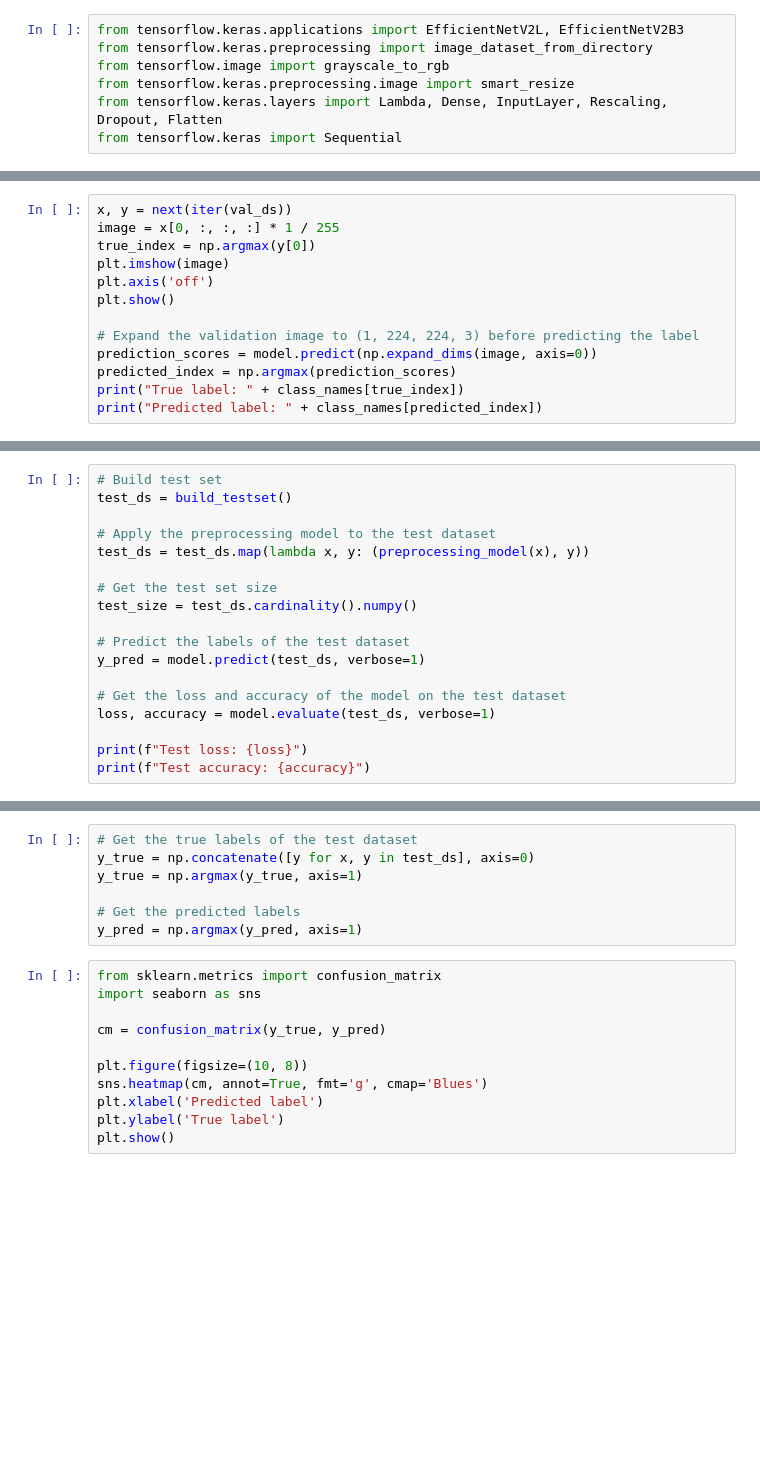
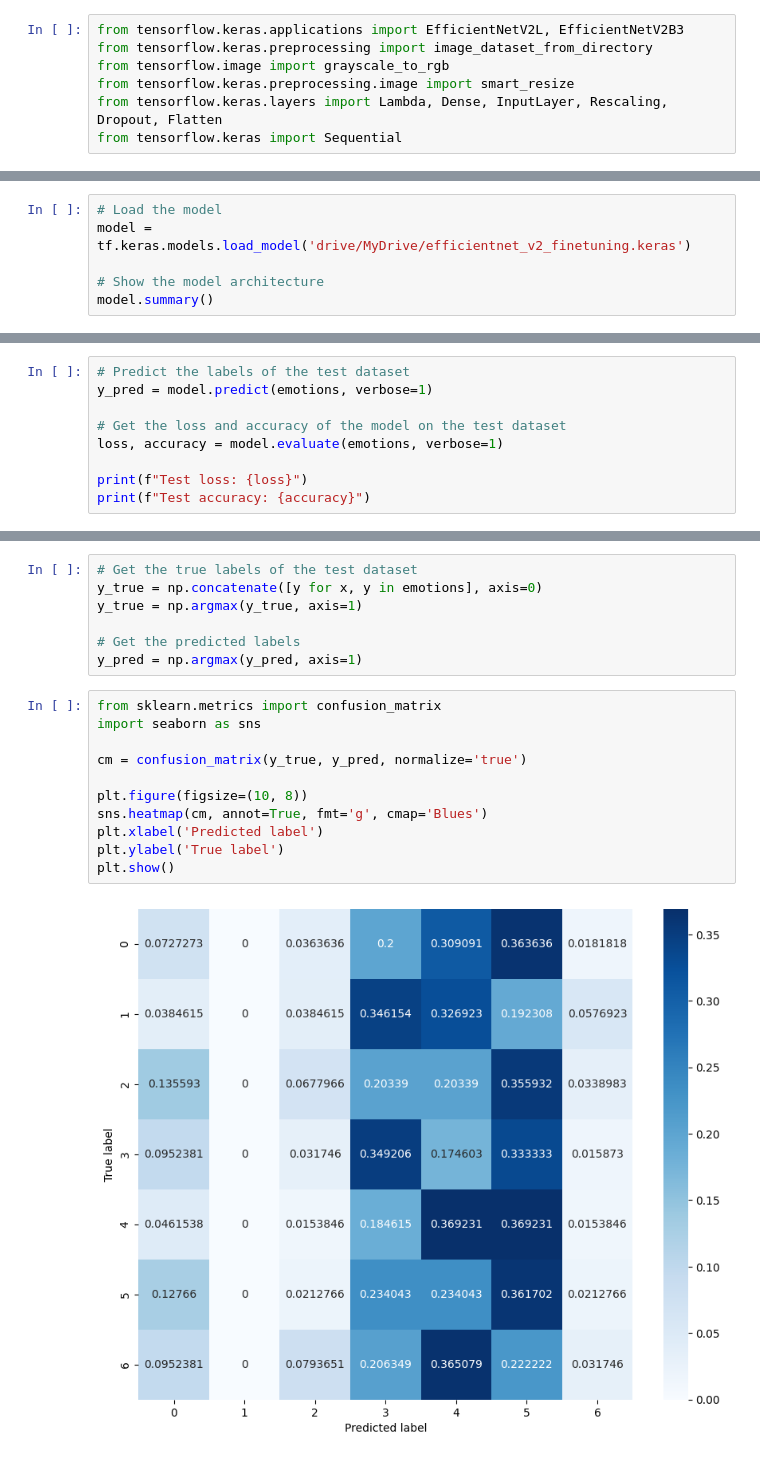
Before and after one commit to JoeyBowman/AppML-Final-Project-2024, a Jupyter notebook: EfficientNet_class_pictures.ipynb, the cells around one changed output, grey strips where cells are left out. Drawn from its saved outputs; the diff is of its cells as text; blank space fills up the shorter version.

```diff
--- a/EfficientNet_class_pictures.ipynb
+++ b/EfficientNet_class_pictures.ipynb
@@ -183,13 +65,0 @@ plt.plot(hist["val_accuracy"])
-# %%
-x, y = next(iter(val_ds))
-image = x[0, :, :, :] * 1 / 255
-true_index = np.argmax(y[0])
-plt.imshow(image)
-plt.axis('off')
-plt.show()
-
-# Expand the validation image to (1, 224, 224, 3) before predicting the label
-prediction_scores = model.predict(np.expand_dims(image, axis=0))
-predicted_index = np.argmax(prediction_scores)
-print("True label: " + class_names[true_index])
-print("Predicted label: " + class_names[predicted_index])
@@ -210,0 +66,6 @@ test_ds = test_ds.map(lambda x, y: (preprocessing_model(x), y))
+# %%
+# Load the model
+model = tf.keras.models.load_model('drive/MyDrive/efficientnet_v2_finetuning.keras')
+
+# Show the model architecture
+model.summary()
@@ -211,18 +90,9 @@ test_ds = test_ds.map(lambda x, y: (preprocessing_model(x), y))
 # %%
-# Build test set
-test_ds = build_testset()
-
-# Apply the preprocessing model to the test dataset
-test_ds = test_ds.map(lambda x, y: (preprocessing_model(x), y))
-
-# Get the test set size
-test_size = test_ds.cardinality().numpy()
-
 # Predict the labels of the test dataset
-y_pred = model.predict(test_ds, verbose=1)
+y_pred = model.predict(emotions, verbose=1)
 
 # Get the loss and accuracy of the model on the test dataset
-loss, accuracy = model.evaluate(test_ds, verbose=1)
+loss, accuracy = model.evaluate(emotions, verbose=1)
 
 print(f"Test loss: {loss}")
 print(f"Test accuracy: {accuracy}")
@@ -229,6 +104,6 @@ print(f"Test accuracy: {accuracy}")
 # %%
 # Get the true labels of the test dataset
-y_true = np.concatenate([y for x, y in test_ds], axis=0)
+y_true = np.concatenate([y for x, y in emotions], axis=0)
 y_true = np.argmax(y_true, axis=1)
 
 # Get the predicted labels
@@ -236,11 +111,13 @@ y_pred = np.argmax(y_pred, axis=1)
 # %%
 from sklearn.metrics import confusion_matrix
 import seaborn as sns
 
-cm = confusion_matrix(y_true, y_pred)
+cm = confusion_matrix(y_true, y_pred, normalize='true')
 
 plt.figure(figsize=(10, 8))
 sns.heatmap(cm, annot=True, fmt='g', cmap='Blues')
 plt.xlabel('Predicted label')
 plt.ylabel('True label')
 plt.show()
+# %% [output]
+[figure, added]
```
Also changed, not shown: parts of 29 cells of this notebook.
